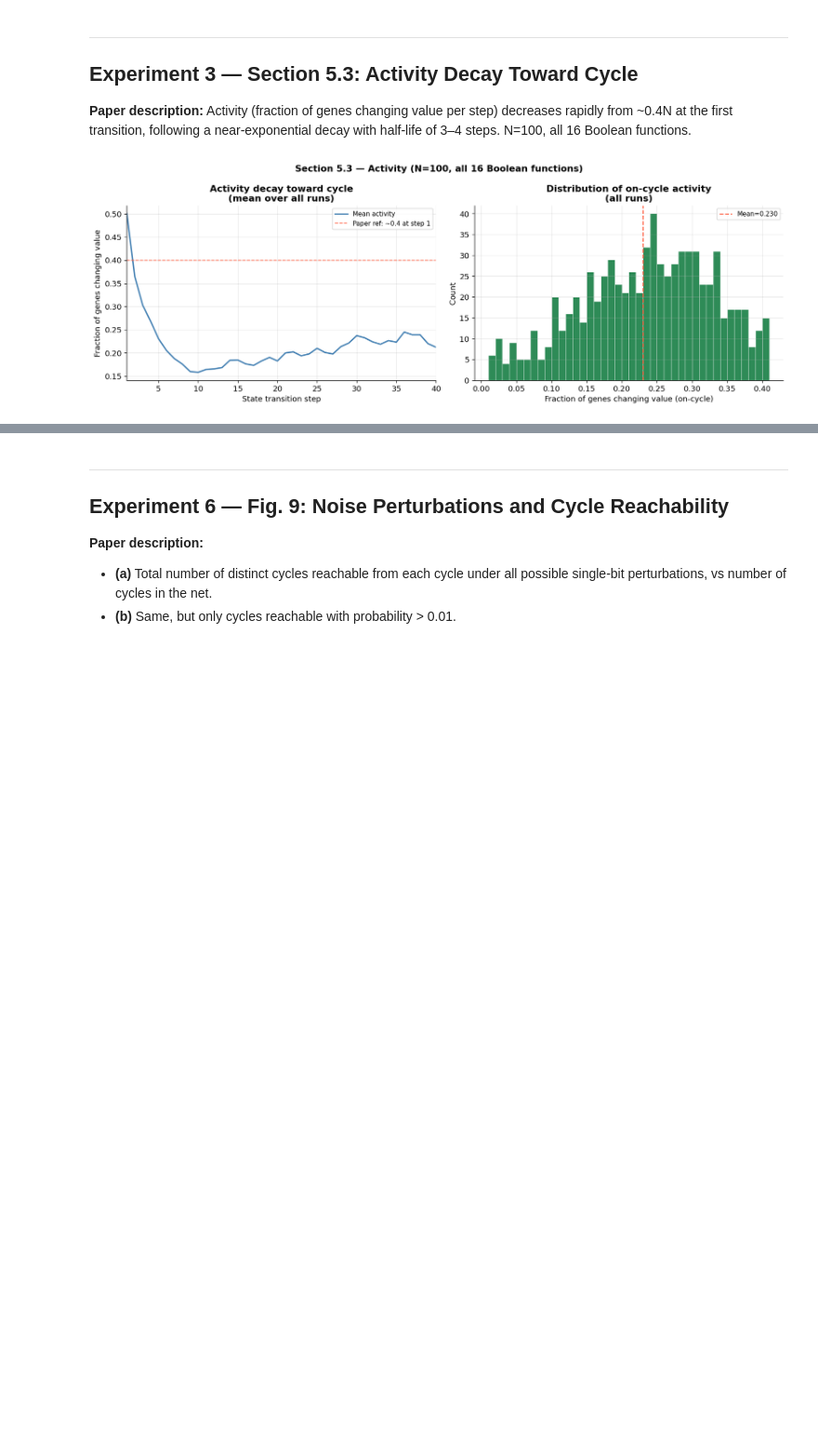
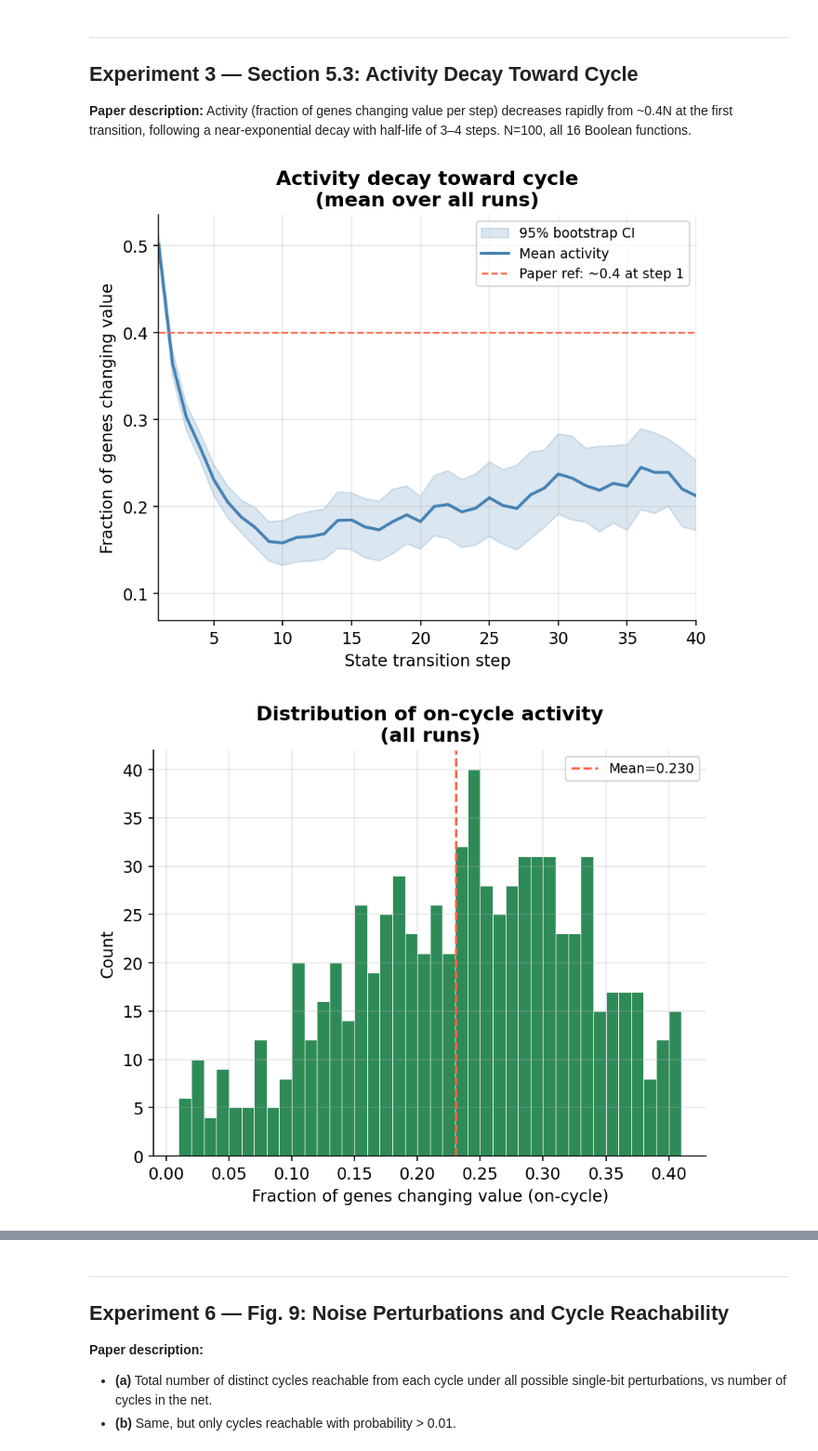
Before and after one commit to risperss/skauffold, a Jupyter notebook: kauffman_visualizations.ipynb, the cells around one changed output, grey strips where cells are left out. Shown at 93% size. Cells and saved outputs as stored; diff of their text form; code cells hidden in the pictures; blank space fills up the shorter version.

```diff
--- a/kauffman_visualizations.ipynb
+++ b/kauffman_visualizations.ipynb
@@ -42,7 +42,7 @@ def load(filename):
 # Consistent style across all figures
 plt.rcParams.update(
     {
-        "figure.dpi": 120,
+        "figure.dpi": 150,
         "axes.spines.top": False,
         "axes.spines.right": False,
         "axes.grid": True,
@@ -217,7 +217,7 @@ AssertionError: fig_4_n1024_excl.csv must have completed over half of experiment
 # %%
 df_5 = load("fig_5.csv")
 
-fig, ax = plt.subplots(figsize=(8, 6))
+fig, ax = plt.subplots(figsize=(6, 5))
 
 if df_5 is not None:
     completed = df_5[df_5["max_steps_reached"] == False]
@@ -261,13 +261,8 @@ plt.show()
 # %%
 path = os.path.join(OUTPUT_DIR, "sec_5_3_activity.csv")
 
-fig, axes = plt.subplots(1, 2, figsize=(14, 5))
-
 if not os.path.exists(path):
-    for ax in axes:
-        ax.text(
-            0.5, 0.5, "Data not found", ha="center", va="center", transform=ax.transAxes
-        )
+    print(f"bad path: {path}")
 else:
     # The output alternates: header line (transient, cycle_length), then a
     # comma-separated row of pairwise Hamming distances for that run.
@@ -289,8 +284,21 @@ else:
         except (ValueError, IndexError):
             i += 1
 
+    # --- Bootstrap CI for mean activity ---
+    n_boot = 1000
+    rng = np.random.default_rng(42)
+    boot_means = np.array(
+        [
+            np.nanmean(arr[rng.integers(0, len(arr), size=len(arr))], axis=0)
+            for _ in range(n_boot)
+        ]
+    )
+    ci_low = np.nanpercentile(boot_means, 2.5, axis=0)
+    ci_high = np.nanpercentile(boot_means, 97.5, axis=0)
+
     # --- Plot 1: Mean activity decay across runs (approach to cycle) ---
-    ax = axes[0]
+    fig, ax = plt.subplots(1, 1, figsize=(6, 5))
+
     max_len = max(len(d) for _, _, d in all_distances) if all_distances else 0
     padded = []
     for transient, _, d in all_distances:
@@ -299,6 +307,14 @@ else:
     mean_activity = np.nanmean(arr, axis=0)
     steps = np.arange(1, len(mean_activity) + 1)
 
+    ax.fill_between(
+        steps,
+        ci_low,
+        ci_high,
+        color="steelblue",
+        alpha=0.2,
+        label="95% bootstrap CI",
+    )
     ax.plot(steps, mean_activity, color="steelblue", linewidth=2, label="Mean activity")
     ax.axhline(
         0.4,
@@ -313,49 +329,56 @@ else:
     ax.set_xlim(1, min(40, max_len))
     ax.legend(fontsize=9)
 
+    plt.tight_layout()
+    plt.savefig(os.path.join(OUTPUT_DIR, "plot_sec_5_3_decay.png"), bbox_inches="tight")
+    plt.show()
+
     # --- Plot 2: Distribution of on-cycle activity (genes changing per cycle step) ---
-    ax = axes[1]
+    fig, ax = plt.subplots(1, 1, figsize=(6, 5))
     on_cycle_activities = []
     for transient, cycle_len, d in all_distances:
         if len(d) > transient and cycle_len > 0:
             on_cycle_activities.extend(d[transient:])
 
     if on_cycle_activities:
         ax.hist(
             on_cycle_activities,
             bins=40,
             color="seagreen",
             edgecolor="white",
             linewidth=0.4,
         )
         ax.set_xlabel("Fraction of genes changing value (on-cycle)")
         ax.set_ylabel("Count")
         ax.set_title("Distribution of on-cycle activity\n(all runs)", fontweight="bold")
         mn = np.mean(on_cycle_activities)
         ax.axvline(
             mn, color="tomato", linestyle="--", linewidth=1.5, label=f"Mean={mn:.3f}"
         )
         ax.legend(fontsize=9)
     else:
         ax.text(
             0.5,
             0.5,
             "No on-cycle data",
             ha="center",
             va="center",
             transform=ax.transAxes,
         )
 
-fig.suptitle(
-    "Section 5.3 — Activity (N=100, all 16 Boolean functions)",
-    fontsize=13,
-    fontweight="bold",
-)
-plt.tight_layout()
-plt.savefig(os.path.join(OUTPUT_DIR, "plot_sec_5_3.png"), bbox_inches="tight")
-plt.show()
+    # fig.suptitle(
+    #     "Section 5.3 — Activity (N=100, all 16 Boolean functions)",
+    #     fontsize=13,
+    #     fontweight="bold",
+    # )
+    plt.tight_layout()
+    plt.savefig(
+        os.path.join(OUTPUT_DIR, "plot_sec_5_3_on_cycle.png"), bbox_inches="tight"
+    )
+    plt.show()
 # %% [output]
-[figure, old version]
+[figure, new version]
+[figure, added]
 # %% [markdown]
 ---
 ## Experiment 4 — Fig. 6: Histogram of Number of Cycles per Net
```
Also changed, not shown: parts of 13 cells of this notebook, 27 other files.
